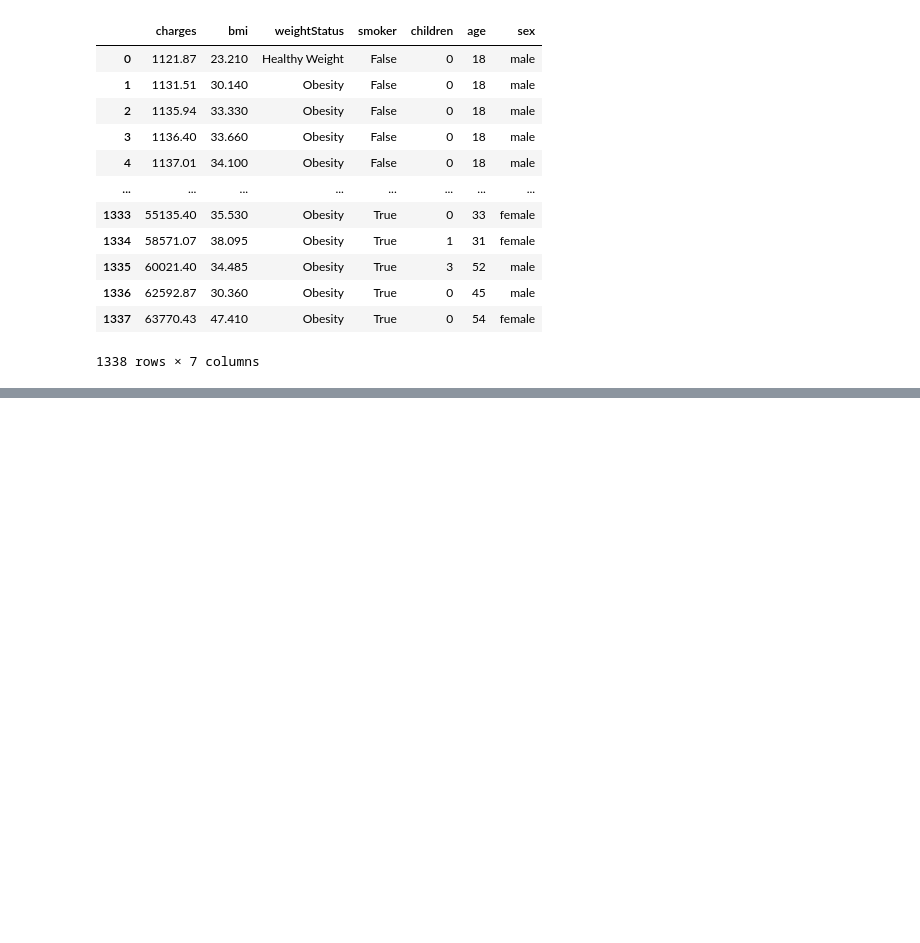
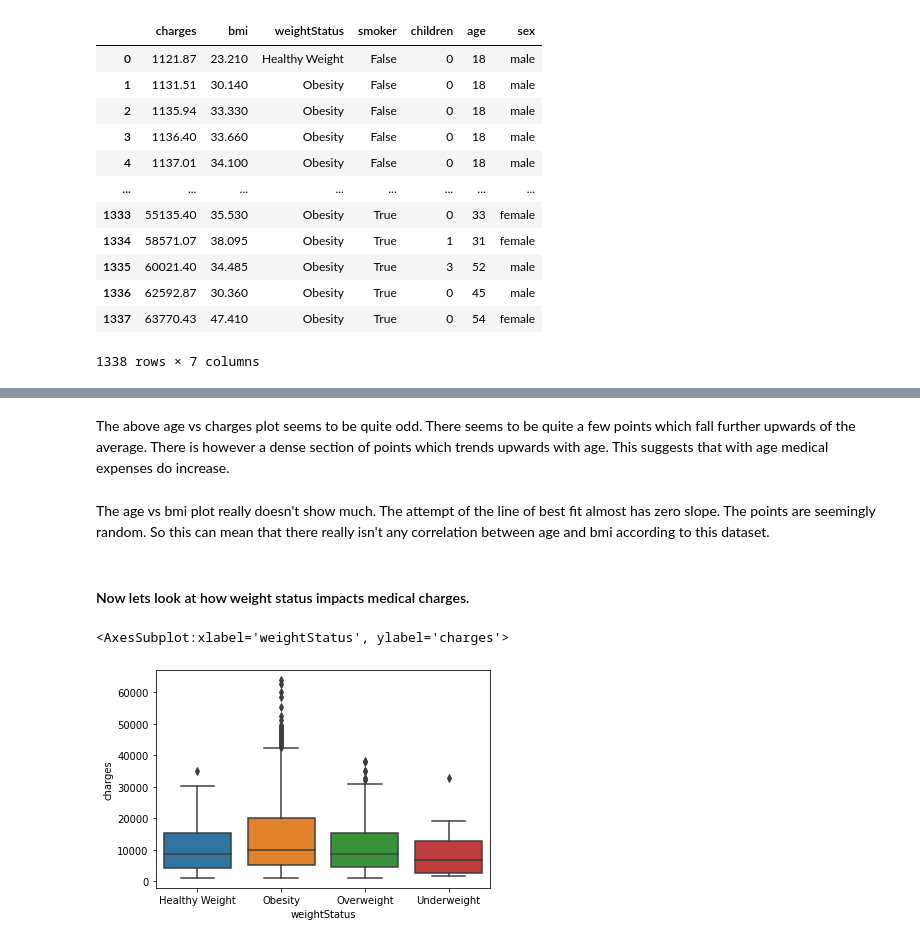
Before and after one commit to data301-2021-winter1/project-group10-project, a Jupyter notebook: notebooks/analysis2.ipynb, the cells around one changed output, grey strips where cells are left out. Saved outputs shown, nothing was run; the diff lists cells and outputs as text; code cells hidden in the pictures; blank space fills up the shorter version.

```diff
--- a/notebooks/analysis2.ipynb
+++ b/notebooks/analysis2.ipynb
@@ -259,0 +296,11 @@ NameError: name 'getWeightStatus' is not defined
+# %% [markdown]
+The above age vs charges plot seems to be quite odd. There seems to be quite a few points which fall further upwards of the average. There is however a dense section of points which trends upwards with age. This suggests that with age medical expenses do increase.
+# %% [markdown]
+The age vs bmi plot really doesn't show much. The attempt of the line of best fit almost has zero slope. The points are seemingly random. So this can mean that there really isn't any correlation between age and bmi according to this dataset.
+# %% [markdown]
+#### Now lets look at how weight status impacts medical charges.
+# %%
+sns.boxplot(x="weightStatus",y="charges",data=df)
+# %% [output]
+<AxesSubplot:xlabel='weightStatus', ylabel='charges'>
+[figure, added]
```
Also changed, not shown: parts of 17 cells of this notebook.
